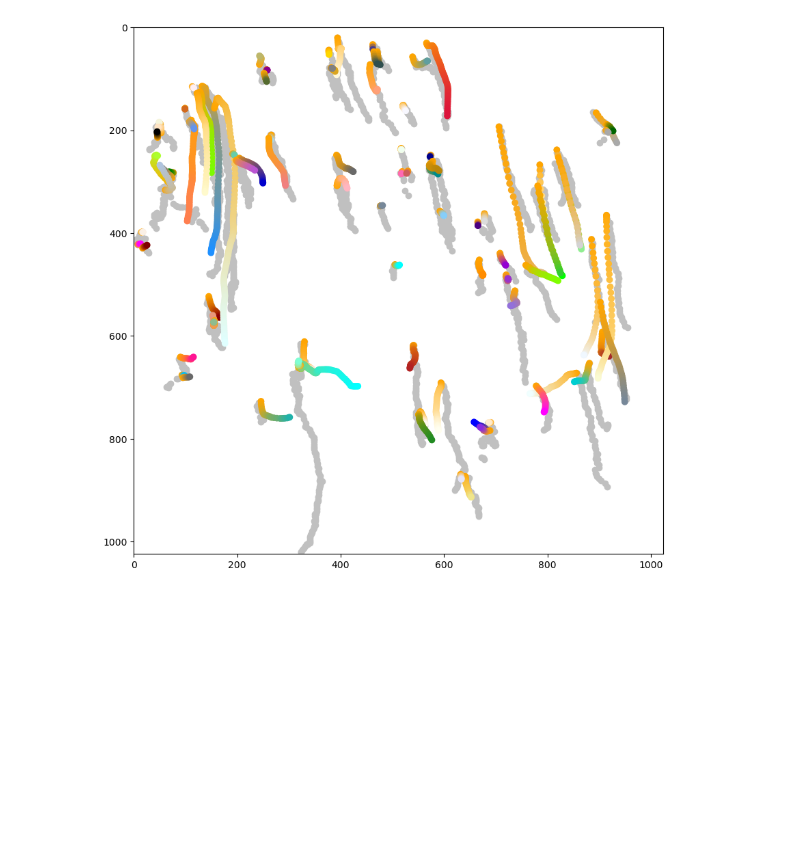
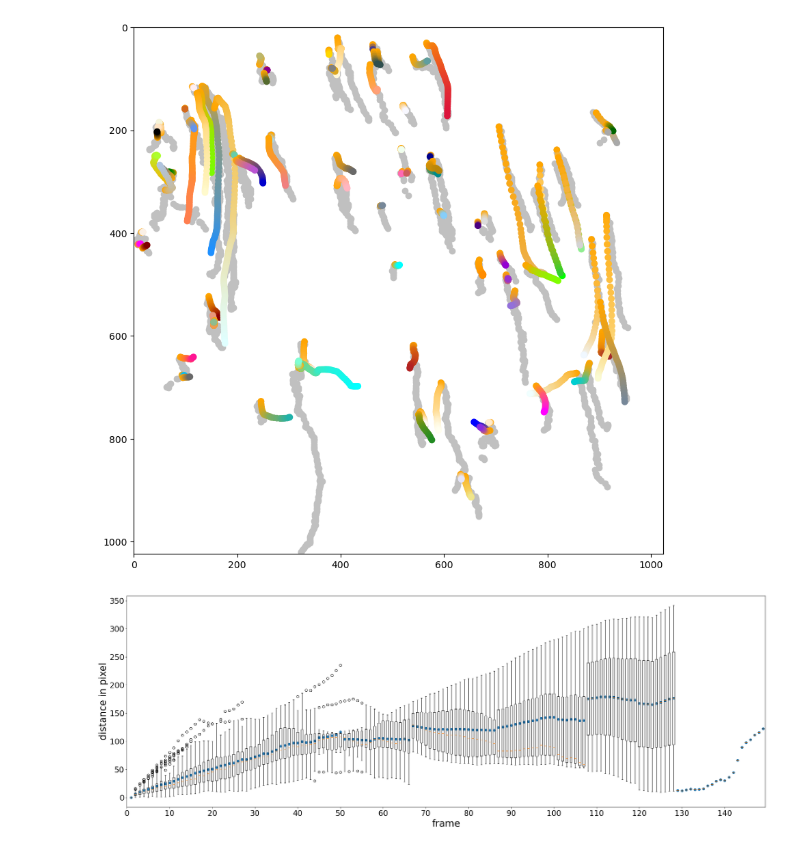
Before and after one commit to rzhou-space/PIV_analysis_headon_data, a Jupyter notebook: Tracking_Py.ipynb, the cells around one changed output. Saved outputs shown, nothing was run; the diff lists cells and outputs as text; code cells hidden in the pictures; blank space fills up the shorter version.

```diff
--- a/Tracking_Py.ipynb
+++ b/Tracking_Py.ipynb
@@ -310,17 +310,21 @@ def error_time_step(track_id, original_x, original_y, piv_x, piv_y):
 
     return time_error, mean_time_error
 # %%
-# Generate the data.
-time_error, mean_time_error = error_time_step(track_id, original_x_track, original_y_track,
-                                              piv_x_track_v2, piv_y_track_v2)
-positions = [i for i in range(1, len(mean_time_error)+1)]
-# Plot
-plt.style.use('default')
-plt.figure(figsize=(30, 10))
-plt.boxplot(time_error)
-plt.scatter(positions, mean_time_error)
-plt.xticks(np.arange(0, len(mean_time_error), step=10), np.arange(0, len(mean_time_error), step=10), fontsize=20)
-plt.xlabel("frame", fontsize=20)
-plt.ylabel("distance in pixel", fontsize=20)
-#plt.savefig("error_in_time", dpi=300)
-plt.show()
+def plot_time_error(track_id, original_x_track, original_y_track, piv_x_track, piv_y_track,
+                   fig_name): # Generate the box plot of distance between original tracks and pseudo tracks vs.frame.
+
+    # Generate the data of distance between pseudo tracks and original tracks in dependence of frame.
+    time_error, mean_time_error = error_time_step(track_id, original_x_track,
+                                                  original_y_track, piv_x_track, piv_y_track,)
+    positions = [i for i in range(1, len(mean_time_error)+1)]
+    # Plot
+    plt.style.use('default')
+    plt.figure(figsize=(30, 10))
+    plt.boxplot(time_error)
+    plt.scatter(positions, mean_time_error)
+    plt.xticks(np.arange(0, len(mean_time_error), step=10), np.arange(0, len(mean_time_error), step=10), fontsize=20)
+    plt.yticks(np.arange(0, 351, step=50), np.arange(0, 351, step=50),fontsize=20)
+    plt.xlabel("frame", fontsize=25)
+    plt.ylabel("distance in pixel", fontsize=25)
+    plt.savefig(fig_name, dpi=300) # fig_name a string.
+    plt.show()
@@ -476,3 +481,9 @@ plot_original_pseudo_overlap(original_x_track, original_y_track, original_t_trac
                             opti_pseudo_x, opti_pseudo_y, pseudo_t_v2, "overlap_origi_piv_opti_factor")
 # %% [output]
 [figure]
+# %%
+# Figure of time step dependent errors between all original and pseudo tracks.
+plot_time_error(track_id, original_x_track, original_y_track, opti_pseudo_x, opti_pseudo_y,
+                "time_error_all_tracks")
+# %% [output]
+[figure, added]
```
Also changed, not shown: parts of 5 cells of this notebook.
